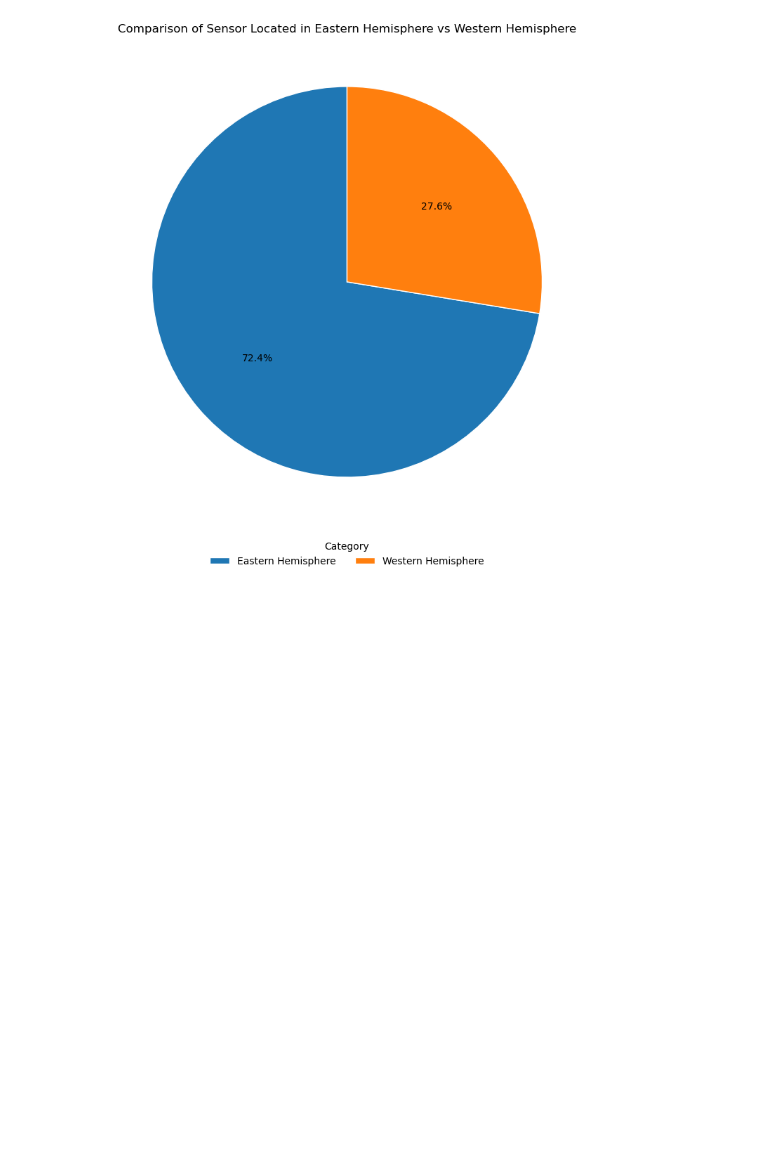
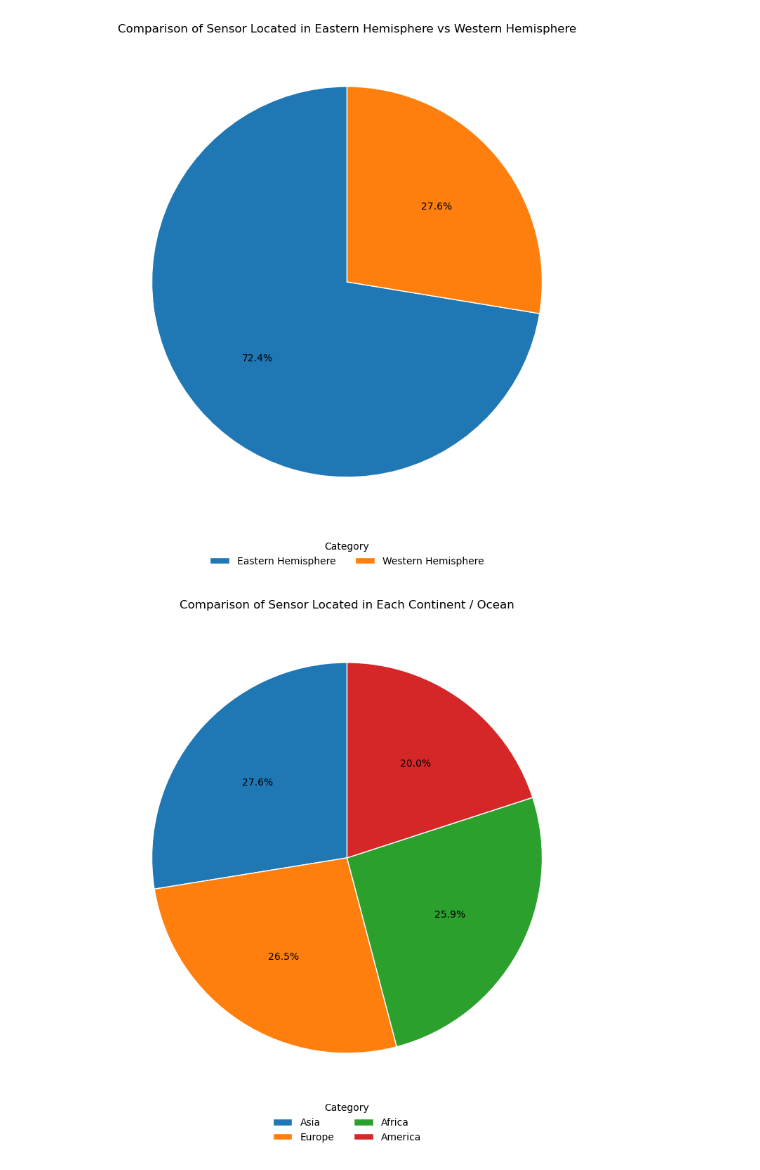
Before and after one commit to FlazeFy2/DS-World_Weather_Repository, a Jupyter notebook: exploratory data analysis-pie.ipynb, the cells around one changed output. Cells and saved outputs as stored; diff of their text form; code cells hidden in the pictures; blank space fills up the shorter version.

Commit message:
[DS] Exploratory Data Analysis (EDA) - Pie Chart Comparison of Sensor Located in Each Continent

```diff
--- a/exploratory data analysis-pie.ipynb
+++ b/exploratory data analysis-pie.ipynb
@@ -266,3 +266,35 @@ plt.ylabel("")
 plt.show()
 # %% [output]
 [figure]
+# %%
+import pandas as pd
+import matplotlib.pyplot as plt
+
+# Exploratory Data Analysis (EDA) - Pie Chart Comparison of Sensor Located in Each Continent
+df = pd.read_csv("GlobalWeatherRepository.csv")
+
+valid_continents = ["Africa", "Asia", "Europe", "America"]
+
+def classification_continent(val):
+    return val.split("/")[0]
+
+df["Continent"] = df["timezone"].apply(classification_continent)
+
+# Dataset
+df = df[df["Continent"].isin(valid_continents)]
+top_context = df["Continent"].value_counts()
+
+# Pie Chart
+plt.figure(figsize=(8,8))
+wedges, texts, autotexts = plt.pie(
+    top_context, labels=None, autopct="%1.1f%%", startangle=90, wedgeprops={'linewidth': 1, 'edgecolor': 'white'}
+)
+plt.title("Comparison of Sensor Located in Each Continent")
+plt.legend(wedges,top_context.index,title="Category",
+    loc="lower center",bbox_to_anchor=(0.5, -0.1),ncol=2,frameon=False
+)
+plt.tight_layout()
+plt.ylabel("")
+plt.show()
+# %% [output]
+[figure, added]
```
